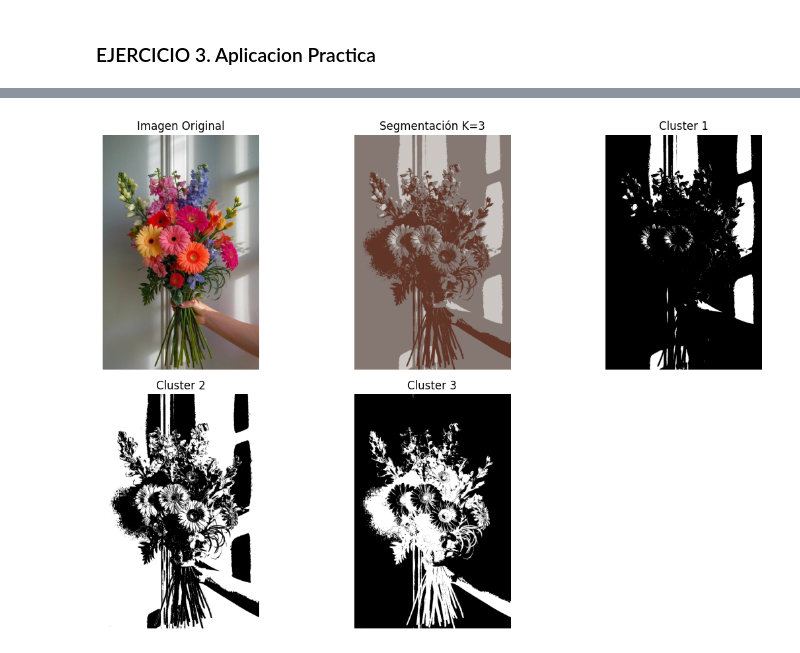
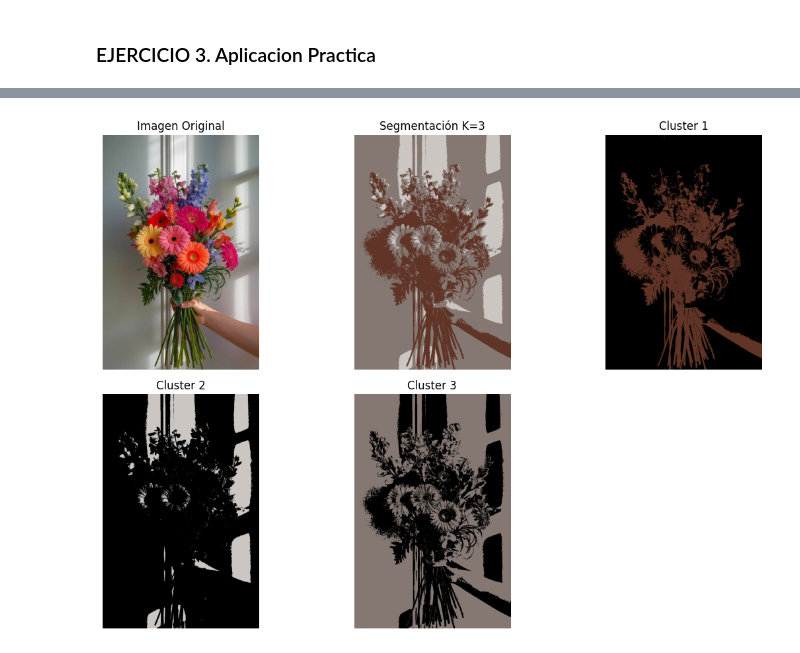
Before and after one commit to moralesalessandra29-crypto/LABORATORIO-DE-PDI, a Jupyter notebook: PRACT3.ipynb, the cells around one changed output, grey strips where cells are left out. Cells and saved outputs as stored; diff of their text form; code cells hidden in the pictures.

```diff
--- a/PRACT3.ipynb
+++ b/PRACT3.ipynb
@@ -147,7 +147,7 @@ plt.axis("off")
 for i in range(k):
     cluster = np.zeros_like(pixeles)
     cluster[labels.flatten() == i] = centers[i]
-    cluster_img = cluster.reshape(img_rgb.shape)
+    cluster_img = cluster.reshape(img_rgb.shape).astype(np.uint8)
 
     plt.subplot(2,3,3+i)
     plt.imshow(cluster_img)
@@ -163 +160 @@ WARNING:matplotlib.image:Clipping input data to the valid range for imshow with
-[figure, old version]
+[figure, new version]
```
Also changed, not shown: parts of 1 cell of this notebook.
